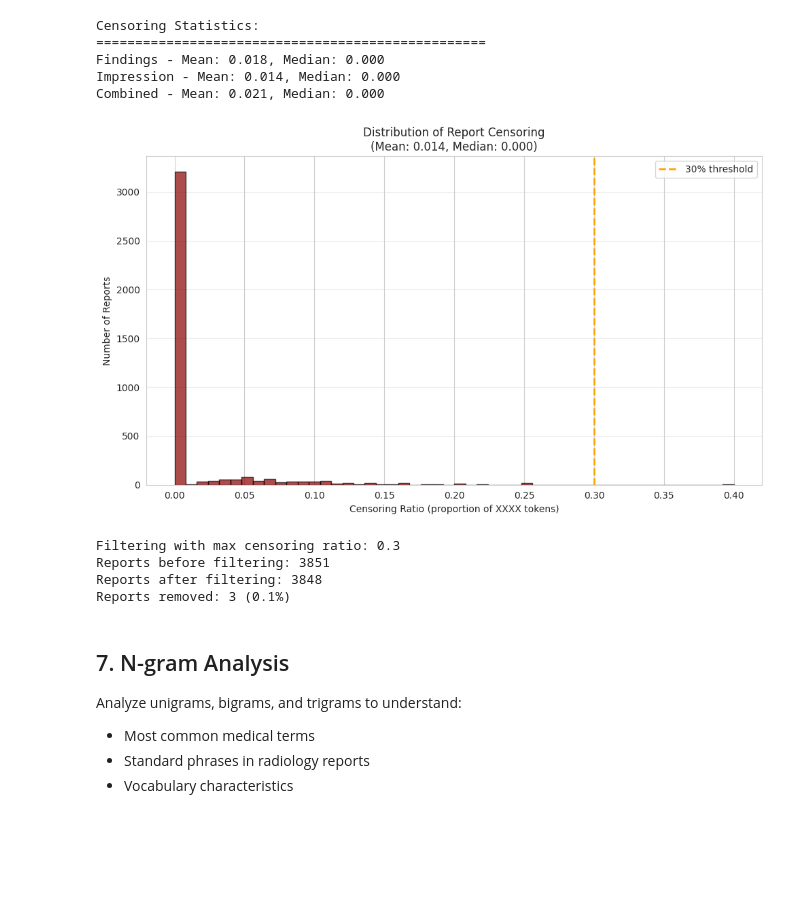
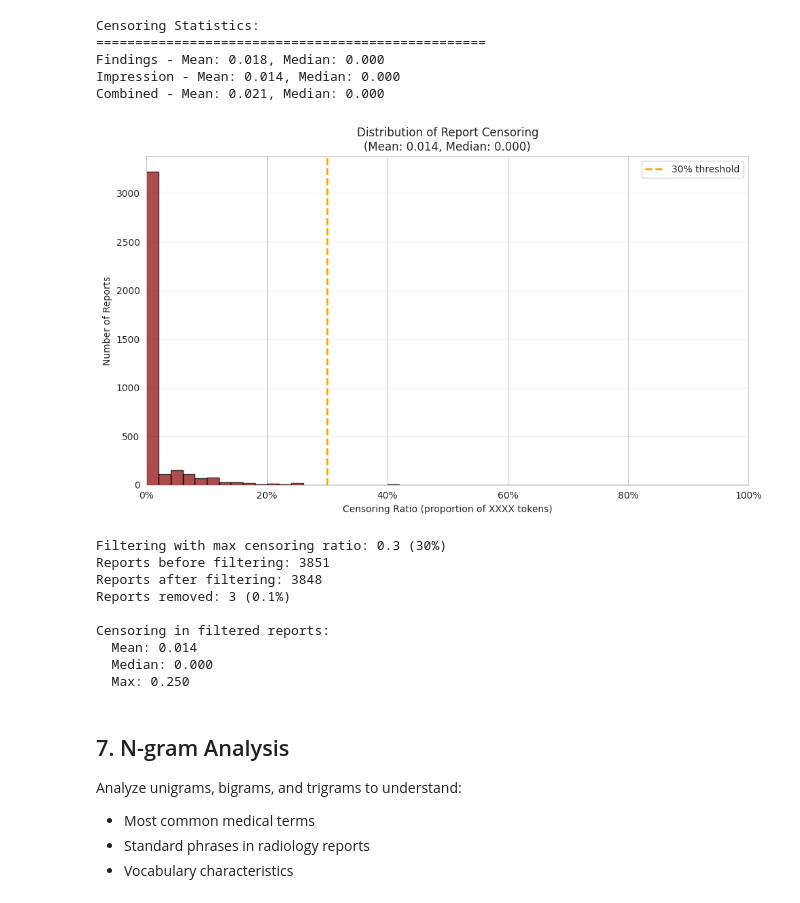
Before and after one commit to miguel-silva48/MCIM_Final_Project, a Jupyter notebook: notebooks/01_eda.ipynb, the cells around one changed output. Saved outputs shown, nothing was run; the diff lists cells and outputs as text; code cells hidden in the pictures; blank space fills up the shorter version.

```diff
--- a/notebooks/01_eda.ipynb
+++ b/notebooks/01_eda.ipynb
@@ -86,0 +94,18 @@ text_source: impression
+# %%
+# Global parameters for analysis
+# These can be modified to change behavior throughout the notebook
+
+# Censoring threshold - reports with more XXXX tokens than this will be filtered
+MAX_CENSORING_RATIO = config['max_censoring_ratio']  # 0.3 = 30%
+
+# N-gram analysis parameters
+TOP_K_NGRAMS = 30  # Number of top n-grams to display in visualizations
+
+# Vocabulary analysis parameters
+MIN_FREQ_VALUES = list(range(1, 11))  # Different minimum frequency thresholds to compare
+NUM_SPECIAL_TOKENS = 4  # Special tokens included in every vocabulary: <PAD>, <START>, <END>, <UNK>
+
+print("Global Parameters:")
+print(f"  MAX_CENSORING_RATIO: {MAX_CENSORING_RATIO} ({int(MAX_CENSORING_RATIO*100)}%)")
+print(f"  TOP_K_NGRAMS: {TOP_K_NGRAMS}")
+print(f"  MIN_FREQ_VALUES: {MIN_FREQ_VALUES}")
@@ -421,29 +451,40 @@ Impression - Mean: 0.014, Median: 0.000
 Combined - Mean: 0.021, Median: 0.000
 # %%
 # Plot censoring distribution for impression (our target)
+# Note: X-axis shows full 0-100% range to visualize all reports, including those excluded
 plot_censoring_distribution(
     reports_df['impression_censoring'],
-    save_path=project_root / 'data' / 'reports' / 'censoring_distribution.png'
+    max_threshold=MAX_CENSORING_RATIO,
+    save_path=project_root / 'data' / 'reports' / 'eda' / 'censoring_distribution.png'
 )
 # %% [output]
-[figure, old version]
+[figure, new version]
 # %%
-# Filter reports based on censoring threshold from config
-max_censoring = config['max_censoring_ratio']
-
-print(f"Filtering with max censoring ratio: {max_censoring}")
+# Filter reports based on censoring threshold
+print(f"Filtering with max censoring ratio: {MAX_CENSORING_RATIO} ({int(MAX_CENSORING_RATIO*100)}%)")
 print(f"Reports before filtering: {len(reports_df)}")
 
 # Filter based on impression censoring (our target field)
-reports_filtered = reports_df[reports_df['impression_censoring'] <= max_censoring].copy()
+reports_filtered = reports_df[reports_df['impression_censoring'] <= MAX_CENSORING_RATIO].copy()
 
 print(f"Reports after filtering: {len(reports_filtered)}")
 print(f"Reports removed: {len(reports_df) - len(reports_filtered)} ({(len(reports_df) - len(reports_filtered))/len(reports_df)*100:.1f}%)")
+
+# Show distribution of censoring in remaining reports
+print(f"\nCensoring in filtered reports:")
+print(f"  Mean: {reports_filtered['impression_censoring'].mean():.3f}")
+print(f"  Median: {reports_filtered['impression_censoring'].median():.3f}")
+print(f"  Max: {reports_filtered['impression_censoring'].max():.3f}")
 # %% [output]
-Filtering with max censoring ratio: 0.3
+Filtering with max censoring ratio: 0.3 (30%)
 Reports before filtering: 3851
 Reports after filtering: 3848
 Reports removed: 3 (0.1%)
+
+Censoring in filtered reports:
+  Mean: 0.014
+  Median: 0.000
+  Max: 0.250
 # %% [markdown]
 ## 7. N-gram Analysis
 
```
Also changed, not shown: parts of 26 cells of this notebook, 29 other files.
